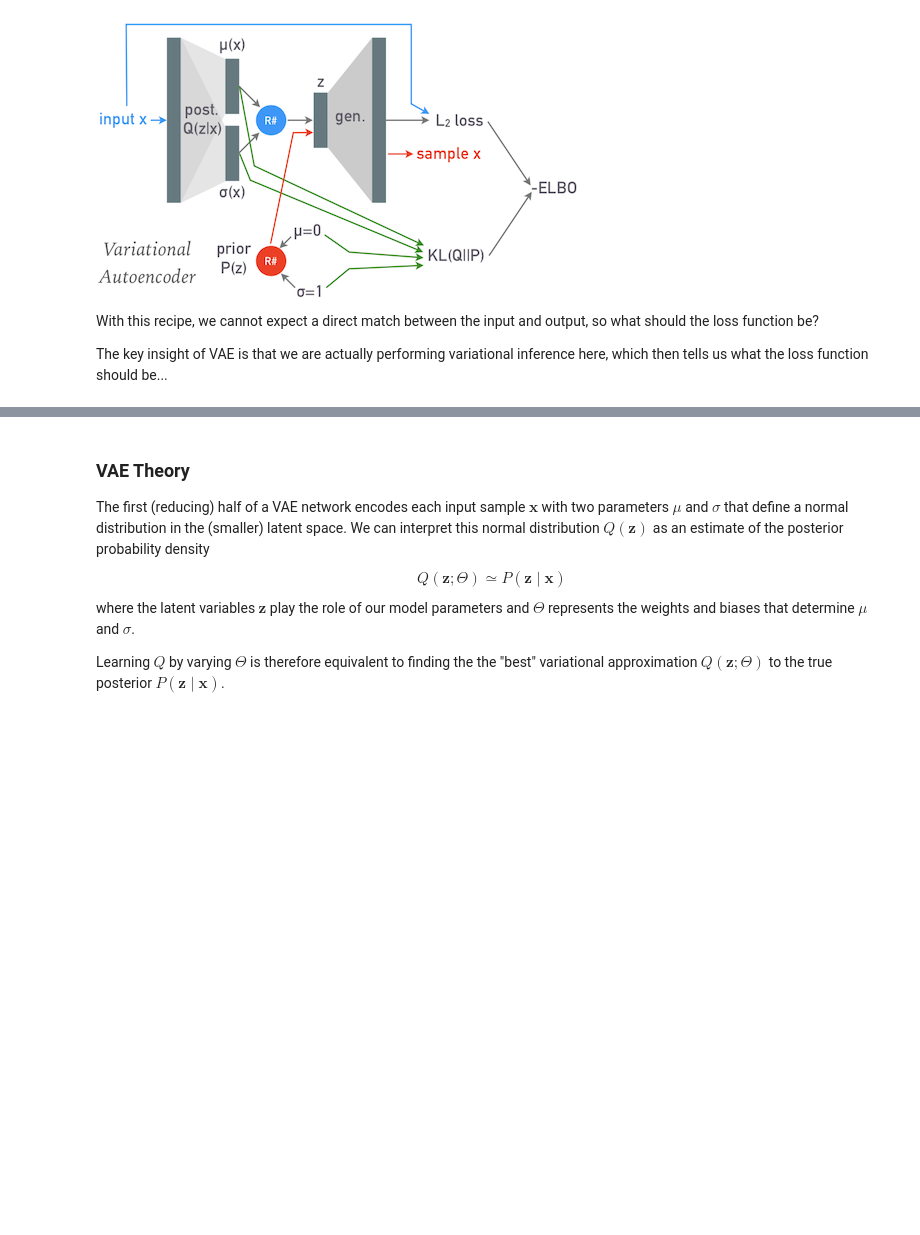
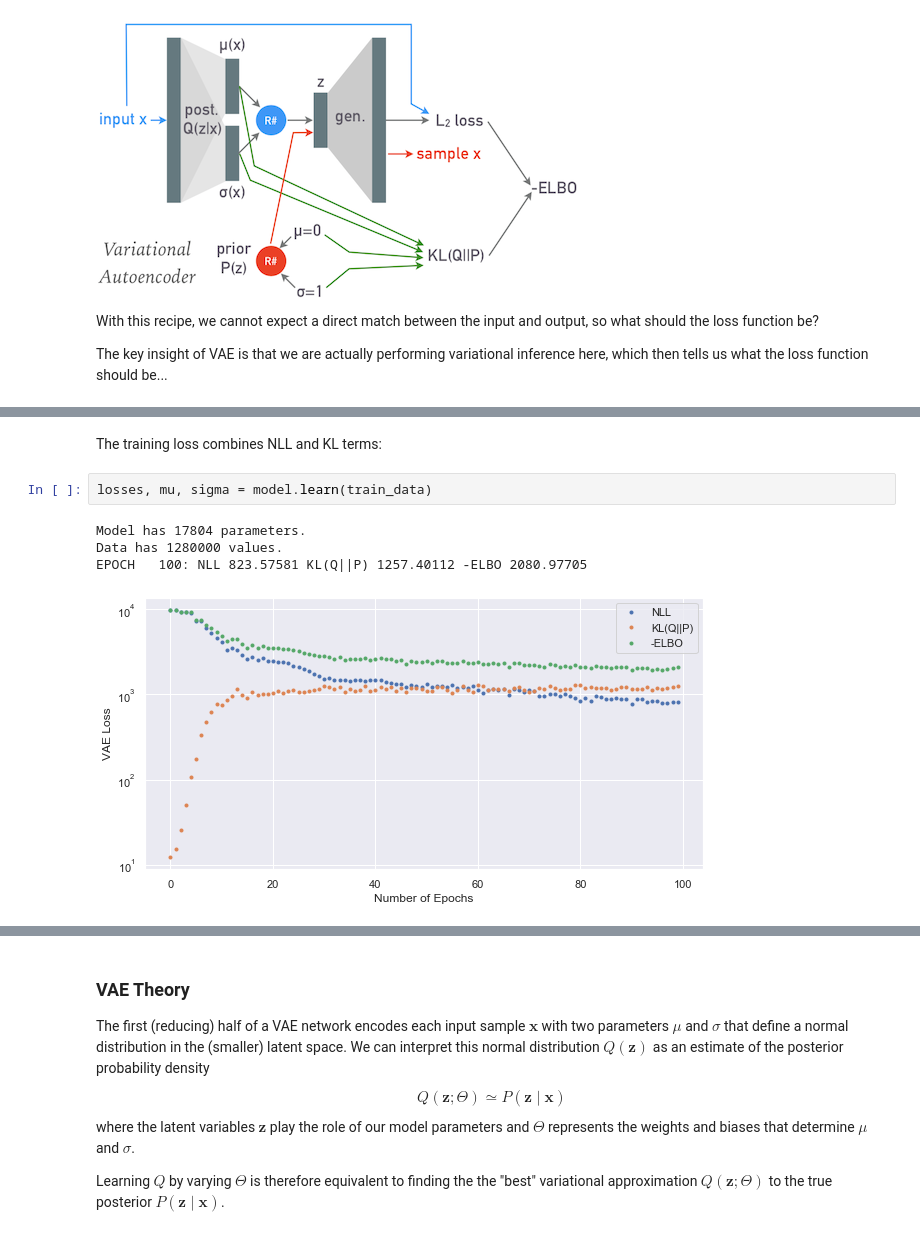
Before and after one commit to dkirkby/kavli2019, a Jupyter notebook: Lecture2.ipynb, the cells around one changed output, grey strips where cells are left out. Drawn from its saved outputs; the diff is of its cells as text; blank space fills up the shorter version.

```diff
--- a/Lecture2.ipynb
+++ b/Lecture2.ipynb
@@ -356,0 +454,9 @@ The key insight of VAE is that we are actually performing variational inference
+# %% [markdown]
+The training loss combines NLL and KL terms:
+# %%
+losses, mu, sigma = model.learn(train_data)
+# %% [output]
+Model has 17804 parameters.
+Data has 1280000 values.
+EPOCH   100: NLL 823.57581 KL(Q||P) 1257.40112 -ELBO 2080.97705
+[figure, added]
```
Also changed, not shown: parts of 8 cells of this notebook.
